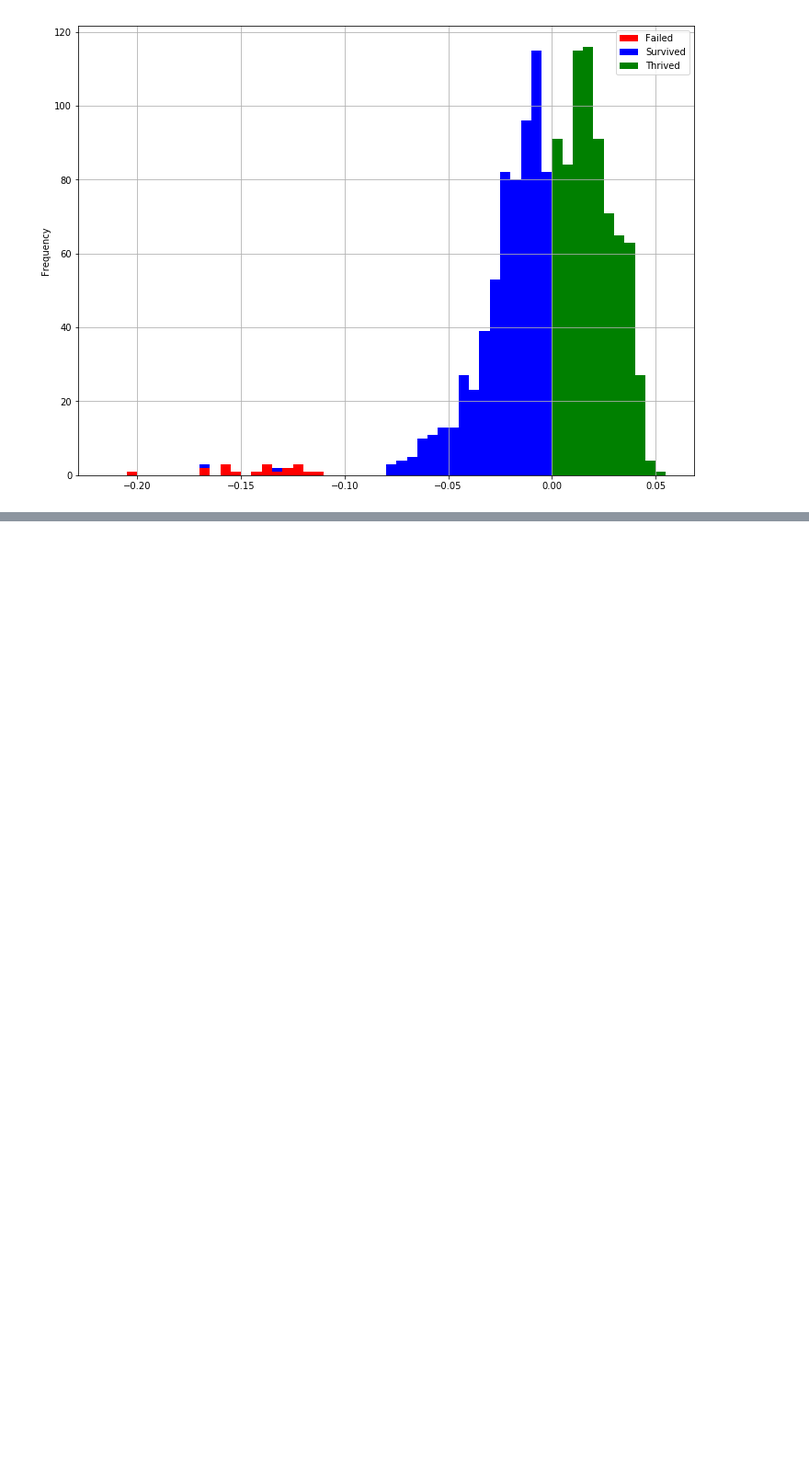
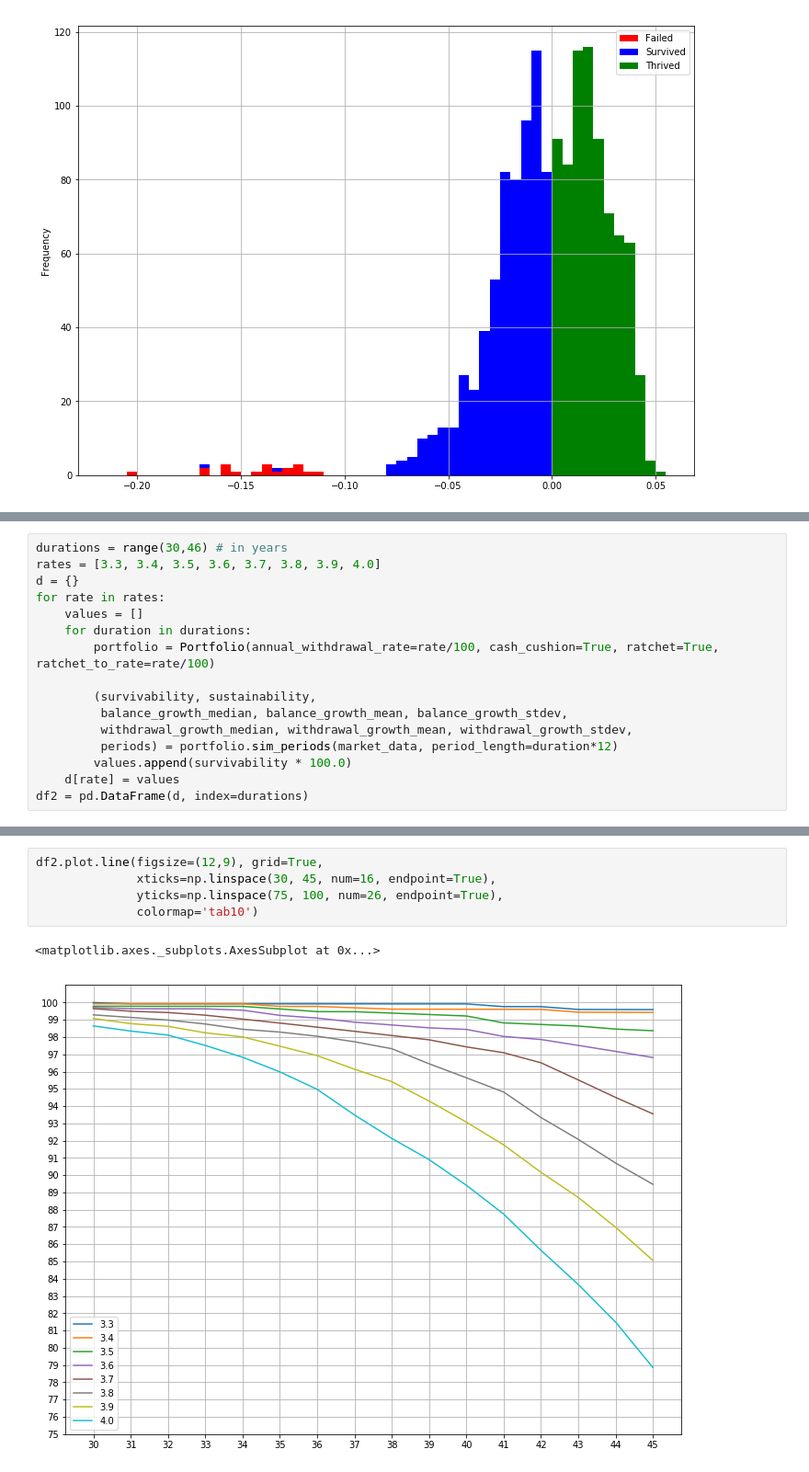
Before and after one commit to mday64/StockMarket, a Jupyter notebook: StockMarket2.ipynb, the cells around one changed output, grey strips where cells are left out. Shown at 92% size. Saved outputs shown, nothing was run; the diff lists cells and outputs as text; blank space fills up the shorter version.

```diff
--- a/StockMarket2.ipynb
+++ b/StockMarket2.ipynb
@@ -834,0 +893,16 @@ h.plot.hist(bins=bins, figsize=(12,9), grid=True, stacked=True, colormap=matplot
+# %%
+durations = range(30,46) # in years
+rates = [3.3, 3.4, 3.5, 3.6, 3.7, 3.8, 3.9, 4.0]
+d = {}
+for rate in rates:
+    values = []
+    for duration in durations:
+        portfolio = Portfolio(annual_withdrawal_rate=rate/100, cash_cushion=True, ratchet=True, ratchet_to_rate=rate/100)
+
+        (survivability, sustainability,
+         balance_growth_median, balance_growth_mean, balance_growth_stdev,
+         withdrawal_growth_median, withdrawal_growth_mean, withdrawal_growth_stdev,
+         periods) = portfolio.sim_periods(market_data, period_length=duration*12)
+        values.append(survivability * 100.0)
+    d[rate] = values
+df2 = pd.DataFrame(d, index=durations)
@@ -834,0 +929,8 @@ h.plot.hist(bins=bins, figsize=(12,9), grid=True, stacked=True, colormap=matplot
+# %%
+df2.plot.line(figsize=(12,9), grid=True,
+              xticks=np.linspace(30, 45, num=16, endpoint=True),
+              yticks=np.linspace(75, 100, num=26, endpoint=True),
+              colormap='tab10')
+# %% [output]
+<matplotlib.axes._subplots.AxesSubplot at 0x...>
+[figure, added]
```
Also changed, not shown: parts of 12 cells of this notebook, 1 other file.
